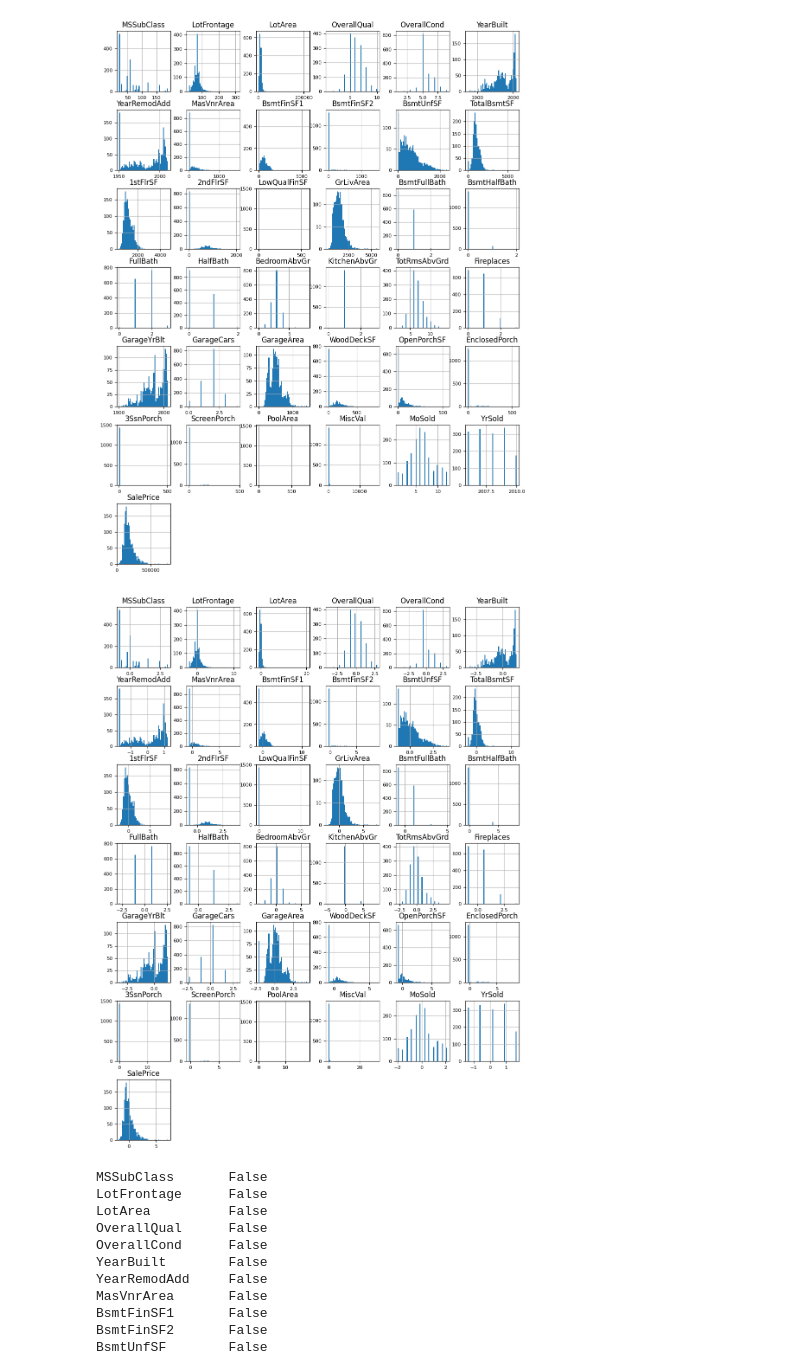
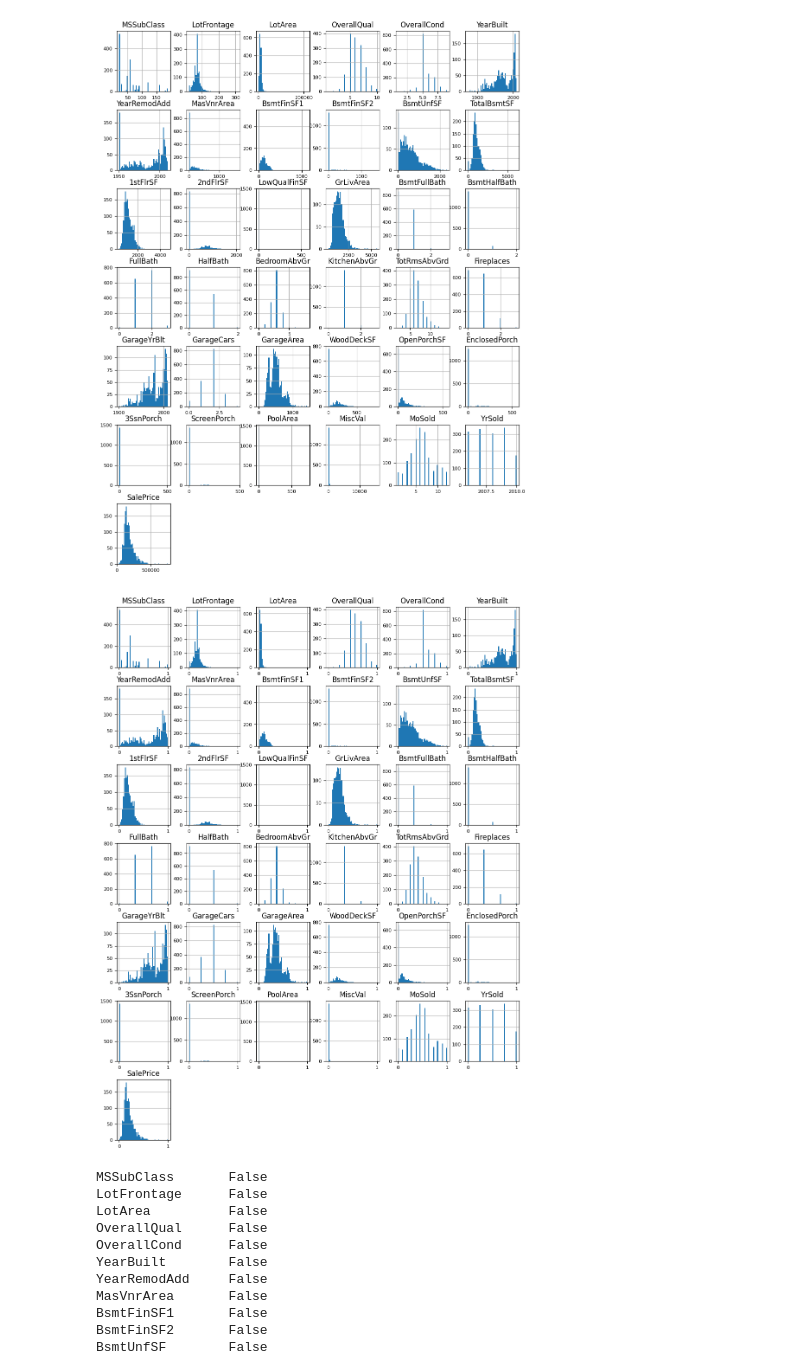
Before and after one commit to wilberquito/House-Pricing, a Jupyter notebook: HousePricing/housepricing_data_exploration.ipynb, the cells around one changed output. Cells and saved outputs as stored; diff of their text form; code cells hidden in the pictures.

Commit message:
fix: uses min max scaler instead of general scaler

```diff
--- a/HousePricing/housepricing_data_exploration.ipynb
+++ b/HousePricing/housepricing_data_exploration.ipynb
@@ -75,9 +75,9 @@ dataset_df.head()
 df_objs = dataset_df.select_dtypes(include=["O"])
 
 for c in df_objs.columns:
-    dataset_df[c] = dataset_df[c].astype("category")
+    df_objs[c] = df_objs[c].astype("category")
 
-df_cat = dataset_df.select_dtypes(include=["category"])
+df_cat = df_objs.select_dtypes(include=["category"])
 
 for c in df_cat.columns:
     print(df_cat[c].value_counts())
@@ -225,15 +223,14 @@ df_num.hist(figsize=(12, 16), bins=50, xlabelsize=8, ylabelsize=8);
 # %% [output]
 [figure]
 # %%
-from sklearn.preprocessing import StandardScaler
+from sklearn.preprocessing import MinMaxScaler
 import pandas as pd
 
-ss = StandardScaler()
+ss = MinMaxScaler()
 
 data = ss.fit_transform(df_num)
 columns = ss.get_feature_names_out()
 
-df_num = pd.DataFrame(data=data, columns=columns)
-df_num.hist(figsize=(12, 16), bins=50, xlabelsize=8, ylabelsize=8);
+pd.DataFrame(data=data, columns=columns).hist(figsize=(12, 16), bins=50, xlabelsize=8, ylabelsize=8);
 # %% [output]
-[figure, old version]
+[figure, new version]
```
Also changed, not shown: parts of 8 cells of this notebook, 1 other file.
